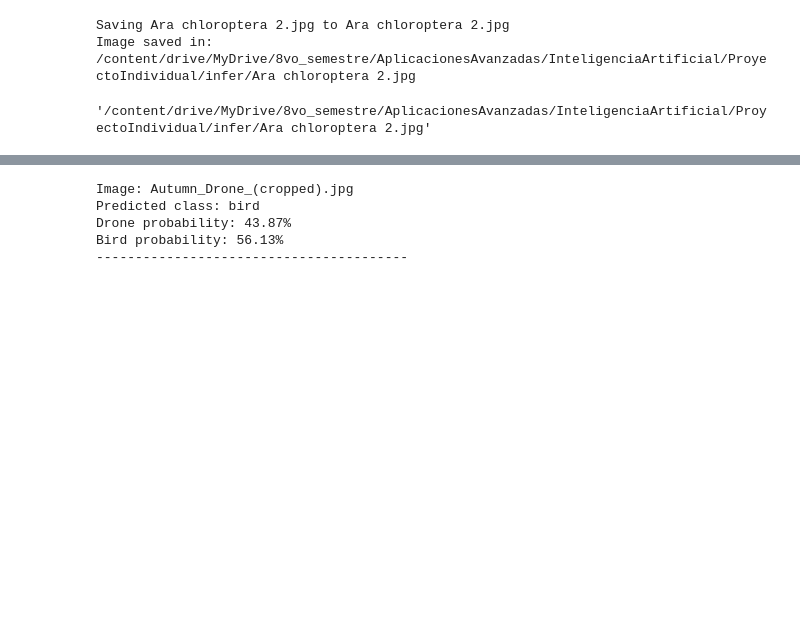
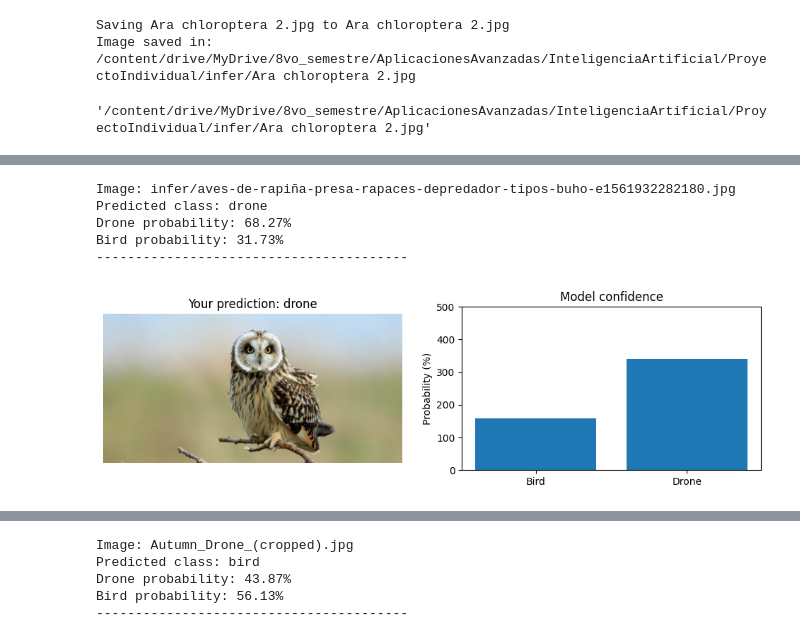
Before and after one commit to July230/AviDetect, a Jupyter notebook: AviDetectPredict.ipynb, the cells around one changed output, grey strips where cells are left out. Cells and saved outputs as stored; diff of their text form; code cells hidden in the pictures; blank space fills up the shorter version.

```diff
--- a/AviDetectPredict.ipynb
+++ b/AviDetectPredict.ipynb
@@ -346,0 +456,9 @@ Image saved in: /content/drive/MyDrive/8vo_semestre/AplicacionesAvanzadas/Inteli
+# %%
+predictRandom(FirstAviDetect, "infer")
+# %% [output]
+Image: infer/aves-de-rapiña-presa-rapaces-depredador-tipos-buho-e1561932282180.jpg
+Predicted class: drone
+Drone probability: 68.27%
+Bird probability: 31.73%
+----------------------------------------
+[figure, added]
```
Also changed, not shown: parts of 13 cells of this notebook.
